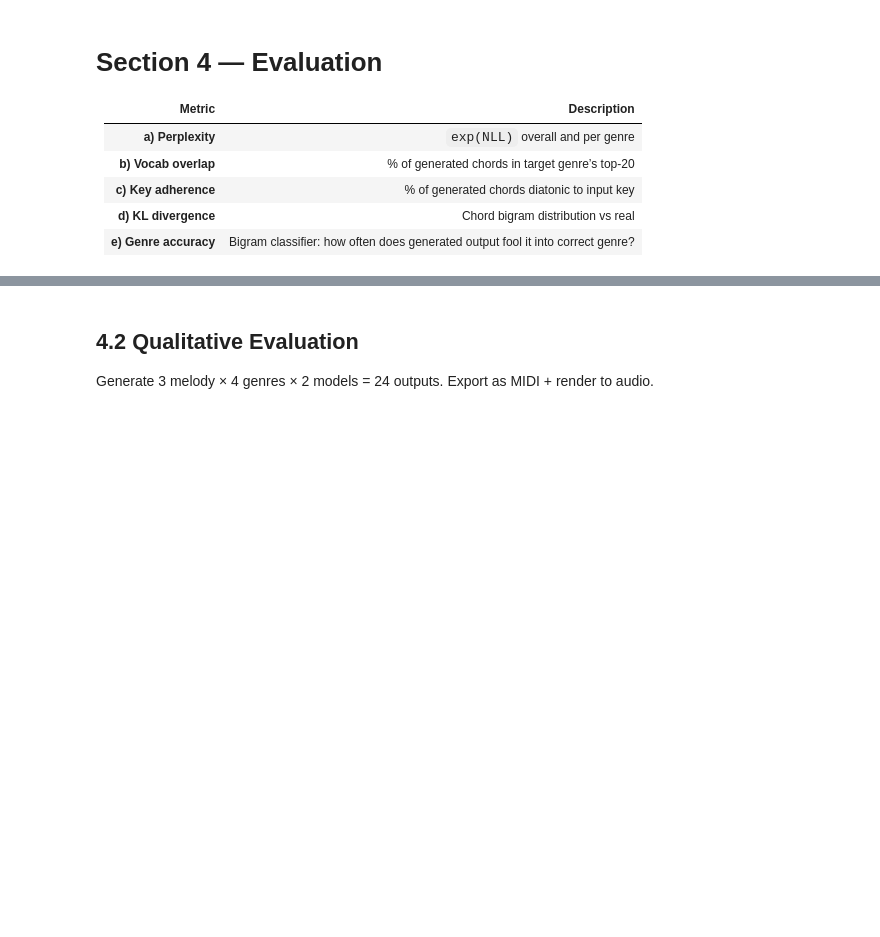
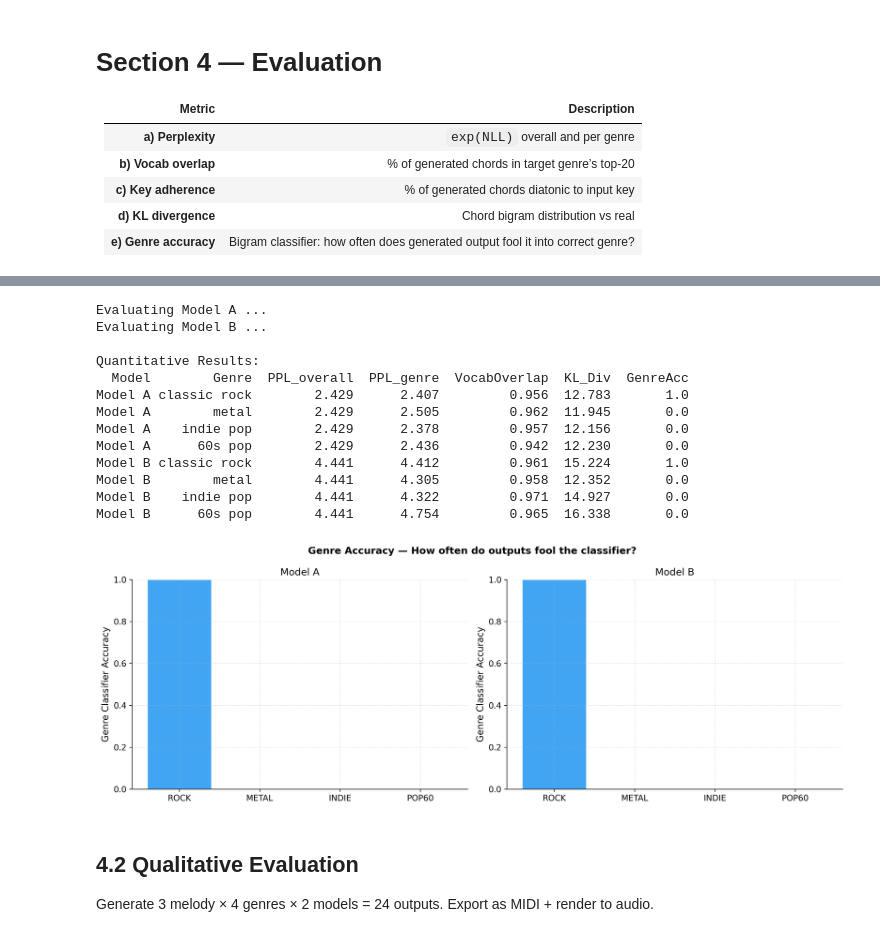
Before and after one commit to speechara18/cse153-assignment2-task2, a Jupyter notebook: task2-assignment2-cse153.ipynb, the cells around one changed output, grey strips where cells are left out. Saved outputs shown, nothing was run; the diff lists cells and outputs as text; code cells hidden in the pictures; blank space fills up the shorter version.

```diff
--- a/task2-assignment2-cse153.ipynb
+++ b/task2-assignment2-cse153.ipynb
@@ -51,10 +89,10 @@ DEVICE = torch.device('cuda' if torch.cuda.is_available() else 'cpu')
 print(f'Device: {DEVICE}')
 if torch.cuda.is_available():
     print(f'GPU: {torch.cuda.get_device_name(0)}  VRAM: {torch.cuda.get_device_properties(0).total_memory/1e9:.1f} GB')
-GENRE_LABELS = ['classic rock', 'grunge', 'indie pop', '60s pop']
-GENRE_SHORT  = {'classic rock':'ROCK','grunge':'GRUNGE','indie pop':'INDIE','60s pop':'POP60'}
-GENRE_TOK_ID = {'classic rock':4,'grunge':5,'indie pop':6,'60s pop':7}
-GENRE_COLORS = {'classic rock':'#2196F3','grunge':'#F44336','indie pop':'#4CAF50','60s pop':'#FF9800'}
+GENRE_LABELS = ['classic rock', 'metal', 'indie pop', '60s pop']
+GENRE_SHORT  = {'classic rock':'ROCK','metal':'METAL','indie pop':'INDIE','60s pop':'POP60'}
+GENRE_TOK_ID = {'classic rock':4,'metal':5,'indie pop':6,'60s pop':7}
+GENRE_COLORS = {'classic rock':'#2196F3','metal':'#F44336','indie pop':'#4CAF50','60s pop':'#FF9800'}
 LMD_DIR = '/content/lmd_matched'
 MAX_DUR_UNITS = 32; MAX_MELODY = 128; MAX_CHORD = 64; TEMPO_DEFAULT = 120.0
 D_MODEL, N_HEADS, N_ENC, N_DEC, FFN_DIM = 256, 8, 4, 4, 1024
@@ -257,7 +384,7 @@ for g in GENRE_LABELS:
 # %%
 def get_midi_path(msd_id, midi_md5):
     return os.path.join(LMD_DIR, msd_id[2], msd_id[3], msd_id[4], msd_id, midi_md5+'.mid')
-MAX_PER_GENRE = 2000
+MAX_PER_GENRE = 1000
 genre_midi_files: Dict[str, List] = defaultdict(list)
 for msd_id, genre in tqdm(msd_target_genre.items(), desc='Scanning'):
     if msd_id not in match_scores: continue
@@ -482,7 +803,7 @@ class Vocabulary:
     PAD, UNK, START, END = 0, 1, 2, 3
     def __init__(self):
         self._t2i = {'[PAD]':0,'[UNK]':1,'[START]':2,'[END]':3,
-                     '[ROCK]':4,'[GRUNGE]':5,'[INDIE]':6,'[POP60]':7}
+                     '[ROCK]':4,'[METAL]':5,'[INDIE]':6,'[POP60]':7}
         for p in range(128): self._t2i[f'P{p}'] = p + 8
         for d in range(1, MAX_DUR_UNITS+1): self._t2i[f'D{d}'] = 136 + d - 1
         self._i2t = {v:k for k,v in self._t2i.items()}
@@ -891,20 +1374,36 @@ plt.savefig('training_curves.png', bbox_inches='tight'); plt.show()
 | **d) KL divergence** | Chord bigram distribution vs real |
 | **e) Genre accuracy** | Bigram classifier: how often does generated output fool it into correct genre? |
 # %%
+# Chord tokens are assigned IDs starting at 168 (after specials,
+# genre tokens, pitch tokens P0-P127, and duration tokens D1-D32).
+_CHORD_FIRST_ID = 168
+
 @torch.no_grad()
 def generate(model, enc_ids, genre_tok_id, max_len=MAX_CHORD, temp=1.0, top_k=50):
     model.eval()
     src = torch.tensor([enc_ids], dtype=torch.long, device=DEVICE)
-    src[0,0] = genre_tok_id
+    src[0, 0] = genre_tok_id
+
+    # Only allow chord token IDs and [END] — masks out pitch/duration
+    # tokens AND [START], preventing token leakage in generated sequences.
+    invalid = torch.ones(VOCAB_SIZE, dtype=torch.bool, device=DEVICE)
+    invalid[Vocabulary.END] = False
+    invalid[_CHORD_FIRST_ID:] = False
+
     dec = [Vocabulary.START]
     for _ in range(max_len):
         tgt = torch.tensor([dec], dtype=torch.long, device=DEVICE)
-        with autocast(): logits = model(src, tgt)
-        nl = logits[0,-1,:] / max(temp, 1e-8)
+        with autocast():
+            logits = model(src, tgt)
+        nl = logits[0, -1, :] / max(temp, 1e-8)
+        nl[invalid] = float('-inf')
         if top_k > 0:
-            v,_ = torch.topk(nl, top_k); nl[nl<v[-1]] = float('-inf')
-        nxt = torch.multinomial(F.softmax(nl,dim=-1), 1).item()
-        if nxt == Vocabulary.END: break
+            n_valid = int((~invalid).sum().item())
+            v, _ = torch.topk(nl, min(top_k, n_valid))
+            nl[nl < v[-1]] = float('-inf')
+        nxt = torch.multinomial(F.softmax(nl, dim=-1), 1).item()
+        if nxt == Vocabulary.END:
+            break
         dec.append(nxt)
     return dec[1:]
 
@@ -986,34 +1525,49 @@ def eval_model_metrics(model, mname, n_per_genre=50):
             # KL divergence
             gv = song_bigram_vec(gen)+1e-9
             rd = real_dists[genre]
             p_norm = gv/gv.sum(); q_norm = rd/rd.sum()
             kl_l.append(float(np.sum(p_norm*np.log(p_norm/q_norm))))
             # Genre classifier accuracy
-            pred = clf.predict(song_bigram_vec(gen).reshape(1,-1))[0]
+            pred = clf.predict(song_clf_feats(gen).reshape(1,-1))[0]
             clf_l.append(int(pred==GENRE_LABELS.index(genre)))
         rows.append({'Model':mname,'Genre':genre,
             'PPL_overall': ppl_a['overall'] if 'A' in mname else ppl_b['overall'],
             'PPL_genre':   ppl_a.get(genre, float('nan')) if 'A' in mname else ppl_b.get(genre, float('nan')),
             'VocabOverlap': np.mean(ov_l) if ov_l else float('nan'),
             'KL_Div':      np.mean(kl_l) if kl_l else float('nan'),
             'GenreAcc':    np.mean(clf_l) if clf_l else float('nan')})
     return pd.DataFrame(rows)
 
 print('Evaluating Model A ...'); df_a = eval_model_metrics(model_a, 'Model A')
 print('Evaluating Model B ...'); df_b = eval_model_metrics(model_b, 'Model B')
 eval_df = pd.concat([df_a, df_b], ignore_index=True)
 print('\nQuantitative Results:')
 print(eval_df.round(3).to_string(index=False))
 
 # Genre accuracy bar chart
 fig, axes = plt.subplots(1,2,figsize=(14,5))
 for ax, (mn, df) in zip(axes, [('Model A',df_a),('Model B',df_b)]):
     ax.bar([GENRE_SHORT[g] for g in GENRE_LABELS],
            [df[df['Genre']==g]['GenreAcc'].values[0] for g in GENRE_LABELS],
            color=[GENRE_COLORS[g] for g in GENRE_LABELS], alpha=0.85, edgecolor='white')
     ax.set_ylim(0,1); ax.set_ylabel('Genre Classifier Accuracy'); ax.set_title(mn)
 plt.suptitle('Genre Accuracy — How often do outputs fool the classifier?',fontsize=13,fontweight='bold')
 plt.tight_layout(); plt.savefig('eval_genre_acc.png',bbox_inches='tight'); plt.show()
+# %% [output]
+Evaluating Model A ...
+Evaluating Model B ...
+
+Quantitative Results:
+  Model        Genre  PPL_overall  PPL_genre  VocabOverlap  KL_Div  GenreAcc
+Model A classic rock        2.429      2.407         0.956  12.783       1.0
+Model A        metal        2.429      2.505         0.962  11.945       0.0
+Model A    indie pop        2.429      2.378         0.957  12.156       0.0
+Model A      60s pop        2.429      2.436         0.942  12.230       0.0
+Model B classic rock        4.441      4.412         0.961  15.224       1.0
+Model B        metal        4.441      4.305         0.958  12.352       0.0
+Model B    indie pop        4.441      4.322         0.971  14.927       0.0
+Model B      60s pop        4.441      4.754         0.965  16.338       0.0
+[figure, added]
 # %% [markdown]
 ## 4.2 Qualitative Evaluation
 
```
Also changed, not shown: parts of 36 cells of this notebook.
